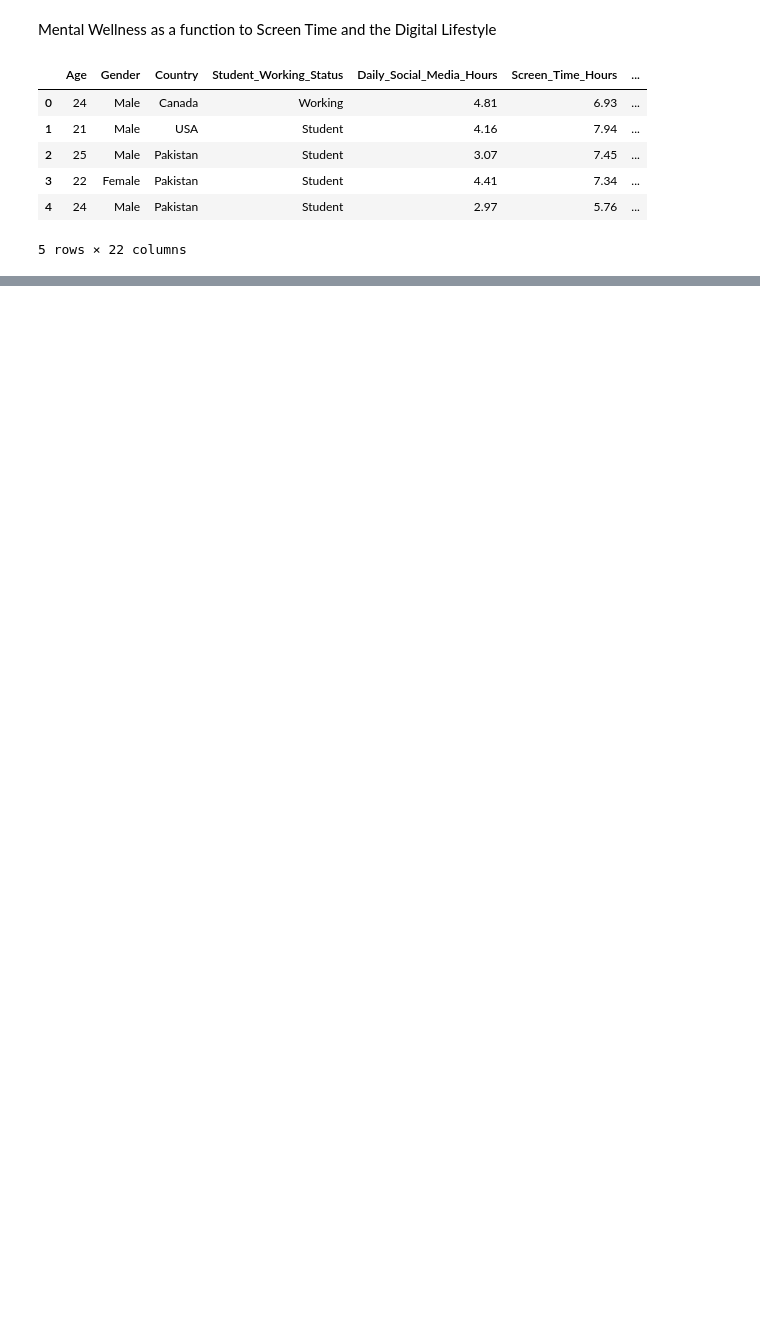
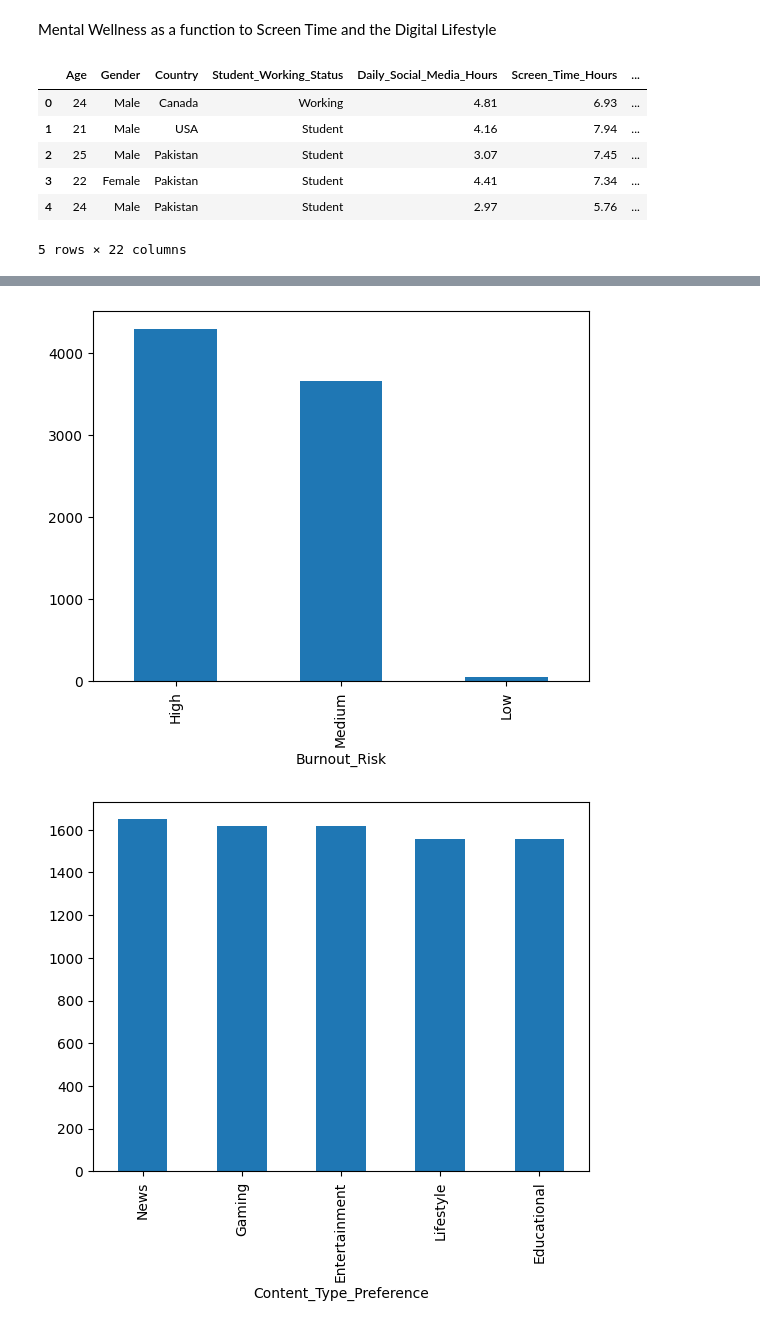
Before and after one commit to guedera/PredictionMentalWellness, a Jupyter notebook: codes/MLP.ipynb, the cells around one changed output, grey strips where cells are left out. Cells and saved outputs as stored; diff of their text form; code cells hidden in the pictures; blank space fills up the shorter version.

```diff
--- a/codes/MLP.ipynb
+++ b/codes/MLP.ipynb
@@ -32,0 +121,19 @@ df.describe()
+# %%
+# Distribution of the categorical features
+X_train["Burnout_Risk"].value_counts().plot.bar()
+plt.show()
+
+X_train["Content_Type_Preference"].value_counts().plot.bar()
+plt.show()
+
+X_train["Student_Working_Status"].value_counts().plot.bar()
+plt.show()
+
+X_train["Country"].value_counts().plot.bar()
+plt.show()
+
+X_train["Gender"].value_counts().plot.bar()
+plt.show()
+# %% [output]
+[figure, added]
+[figure, added]
```
Also changed, not shown: parts of 17 cells of this notebook.
